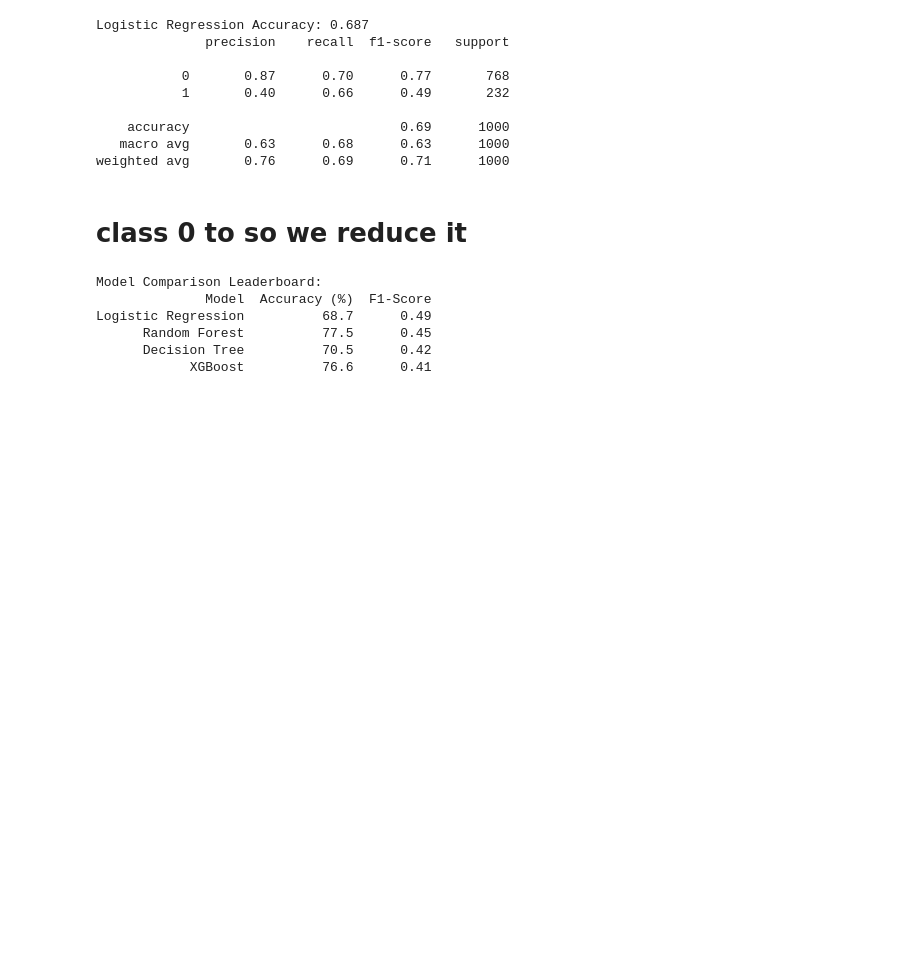
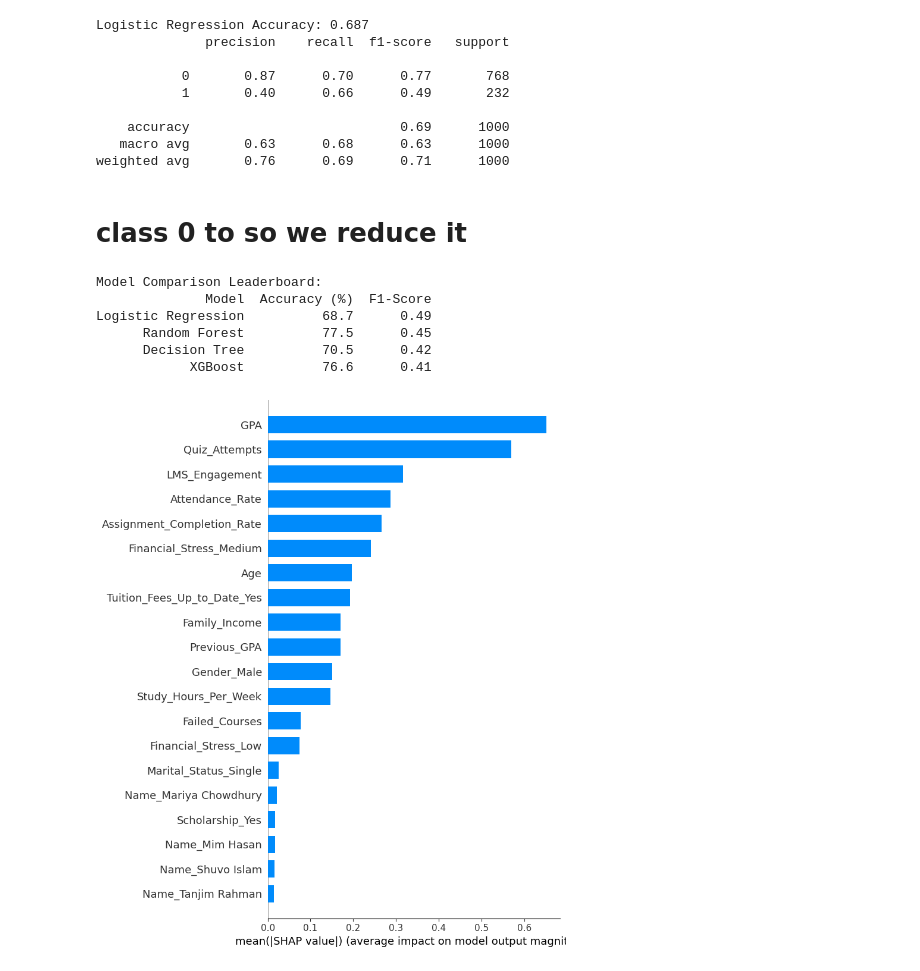
Before and after one commit to mahin0202020/Student-Dropout-project, a Jupyter notebook: Day2_part-1_Data_Cleaning.ipynb, the cells around one changed output. Drawn from its saved outputs; the diff is of its cells as text; code cells hidden in the pictures; blank space fills up the shorter version.

Commit message:
Implemented Automated Email Alert System with dynamic routing and SHAP analysis

```diff
--- a/Day2_part-1_Data_Cleaning.ipynb
+++ b/Day2_part-1_Data_Cleaning.ipynb
@@ -101,6 +101,13 @@ df.head(10)
 | 8 | STU100009 | Mahin Islam | 27.0 | Male | Single | 2.86 | 3.28 | 0 | ... |
 | 9 | STU100010 | Nabila Ahmed | 24.0 | Female | Single | 3.18 | 3.51 | 0 | ... |
 # %%
+from sklearn.model_selection import train_test_split
+from imblearn.over_sampling import SMOTE
+from collections import Counter
+# Features and target
+x = df.drop('Dropout', axis=1)
+y = df['Dropout']
+x = pd.get_dummies(x, drop_first=True)
 x_train, x_test, y_train, y_test = train_test_split(
     x, y, test_size=0.2, random_state=42
 )
@@ -229,3 +237,42 @@ Logistic Regression          68.7      0.49
       Random Forest          77.5      0.45
       Decision Tree          70.5      0.42
             XGBoost          76.6      0.41
+# %%
+import shap
+import matplotlib.pyplot as plt
+import numpy as np
+
+
+
+# Create SHAP explainer
+explainer = shap.TreeExplainer(model)
+
+# Calculate SHAP values
+shap_values = explainer.shap_values(x_test)
+
+# Handle different SHAP versions
+if isinstance(shap_values, list):
+    # Older SHAP versions
+    shap.summary_plot(
+        shap_values[1],
+        x_test,
+        plot_type="bar"
+    )
+
+elif len(shap_values.shape) == 3:
+    # Newer SHAP versions
+    shap.summary_plot(
+        shap_values[:, :, 1],
+        x_test,
+        plot_type="bar"
+    )
+
+else:
+    # Binary classification in newer SHAP versions
+    shap.summary_plot(
+        shap_values,
+        x_test,
+        plot_type="bar"
+    )
+# %% [output]
+[figure, added]
```
Also changed, not shown: parts of 2 cells of this notebook.
